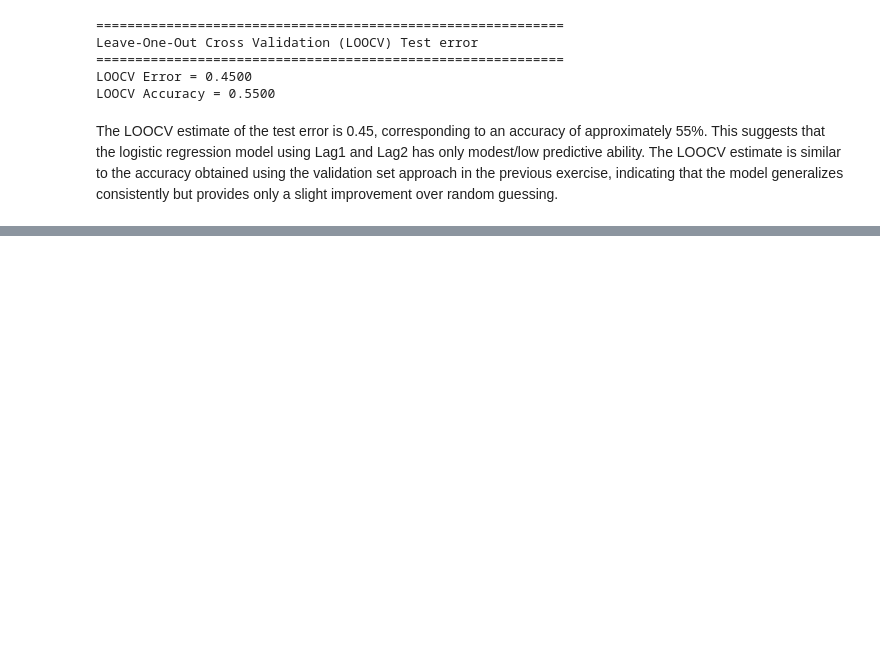
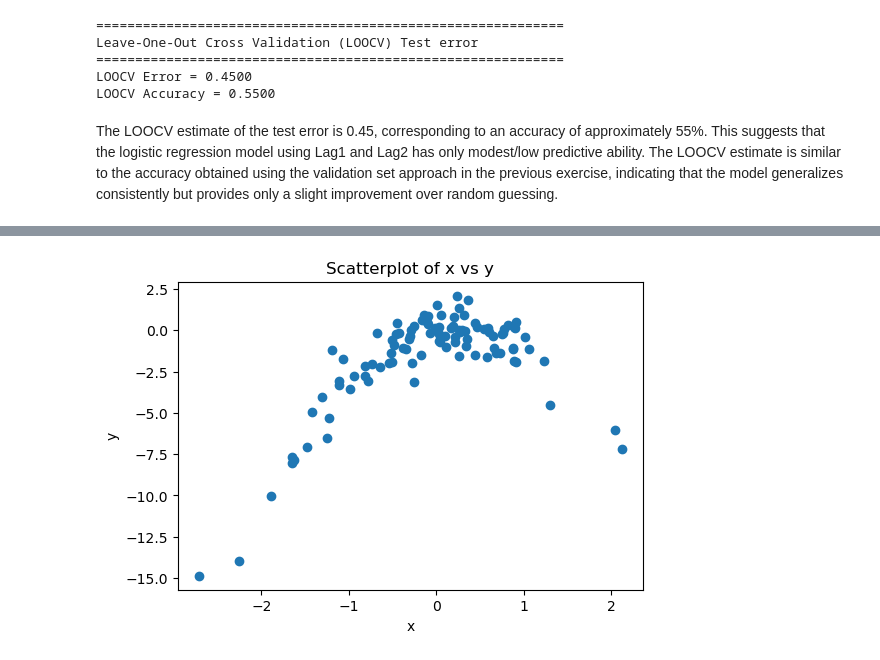
Before and after one commit to sumukha-r/isl-python-solutions, a Jupyter notebook: Chapter05-Resampling-Methods/Chapter05-Resampling-Methods.ipynb, the cells around one changed output, grey strips where cells are left out. Saved outputs shown, nothing was run; the diff lists cells and outputs as text; code cells hidden in the pictures; blank space fills up the shorter version.

```diff
--- a/Chapter05-Resampling-Methods/Chapter05-Resampling-Methods.ipynb
+++ b/Chapter05-Resampling-Methods/Chapter05-Resampling-Methods.ipynb
@@ -315,0 +321,14 @@ The LOOCV estimate of the test error is 0.45, corresponding to an accuracy of ap
+# %%
+rng = np.random.default_rng(1)
+
+x = rng.normal(size=100)
+y = x - 2 * x**2 + rng.normal(size=100)
+
+print("="*60)
+print("Simulated Data")
+print("="*60)
+
+print("Number of observations (n):", len(x))
+print("Number of predictors (p):", 1)
+print("\nTrue Model:")
+print("Y = X - 2X² + ε")
@@ -315,0 +344,9 @@ The LOOCV estimate of the test error is 0.45, corresponding to an accuracy of ap
+# %%
+plt.figure(figsize=(6,4))
+plt.scatter(x, y)
+plt.xlabel("x")
+plt.ylabel("y")
+plt.title("Scatterplot of x vs y")
+plt.show()
+# %% [output]
+[figure, added]
```
Also changed, not shown: parts of 9 cells of this notebook, 1 other file.
